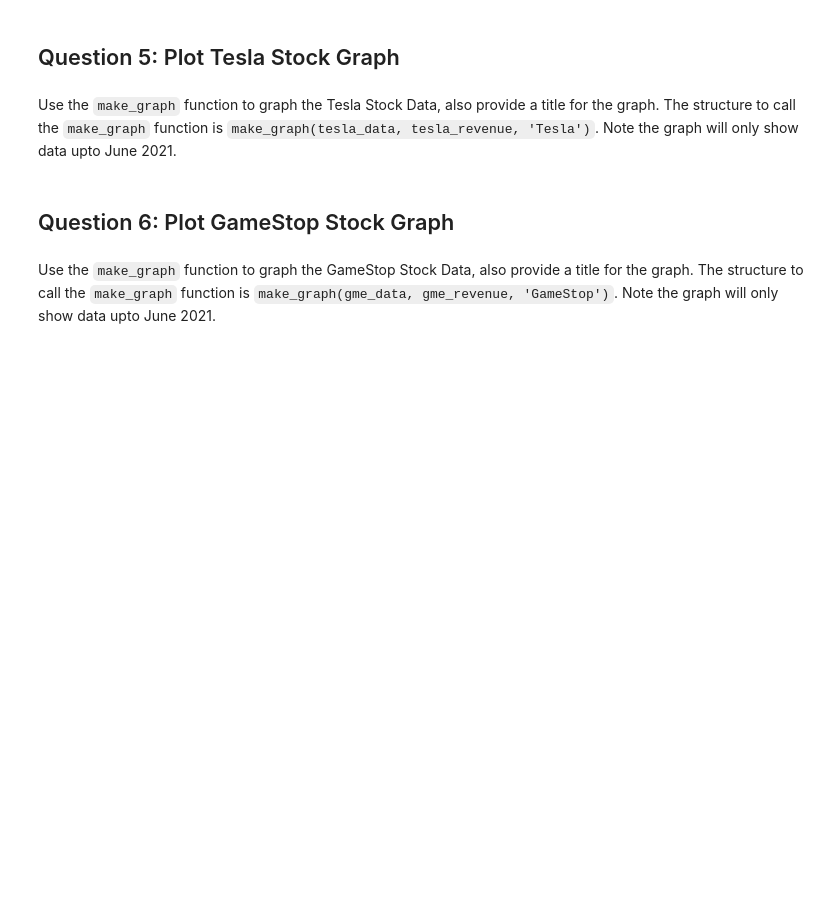
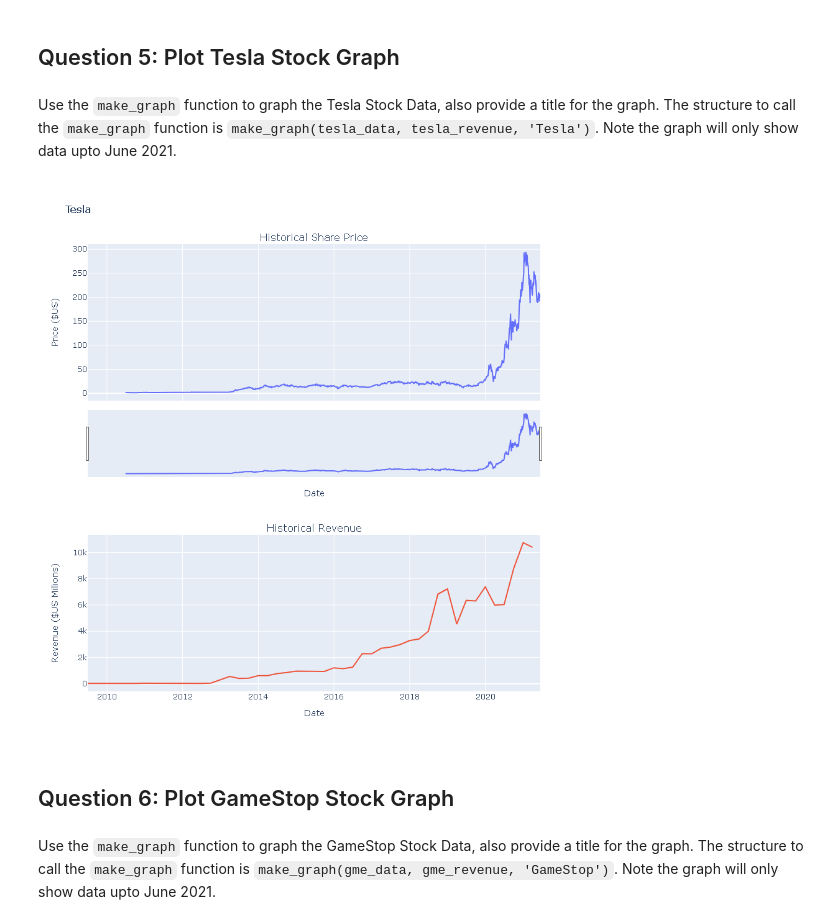
Before and after one commit to cattyman919/DataScience, a Jupyter notebook: Python Project For Data Science/Final Assignment.ipynb, the cells around one changed output. Drawn from its saved outputs; the diff is of its cells as text; code cells hidden in the pictures; blank space fills up the shorter version.

```diff
--- a/Python Project For Data Science/Final Assignment.ipynb
+++ b/Python Project For Data Science/Final Assignment.ipynb
@@ -227,6 +243,10 @@ Display the last five rows of the `gme_revenue` dataframe using the `tail` funct
 ## Question 5: Plot Tesla Stock Graph
 # %% [markdown]
 Use the `make_graph` function to graph the Tesla Stock Data, also provide a title for the graph. The structure to call the `make_graph` function is `make_graph(tesla_data, tesla_revenue, 'Tesla')`. Note the graph will only show data upto June 2021.
+# %%
+make_graph(tesla_data, tesla_revenue, "Tesla")
+# %% [output]
+[figure, added]
 # %% [markdown]
 ## Question 6: Plot GameStop Stock Graph
 # %% [markdown]
```
Also changed, not shown: parts of 3 cells of this notebook.
